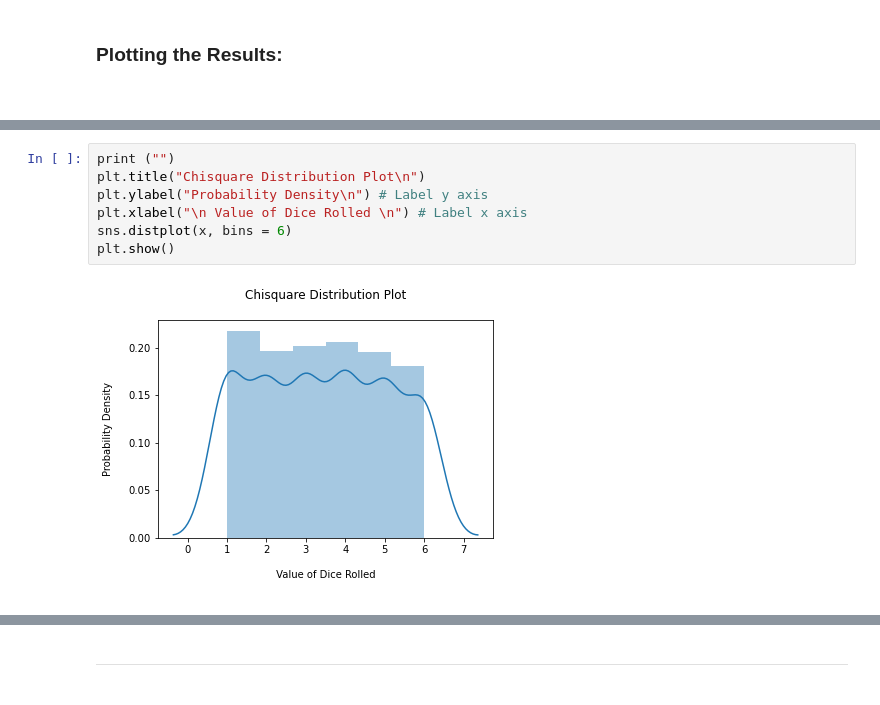
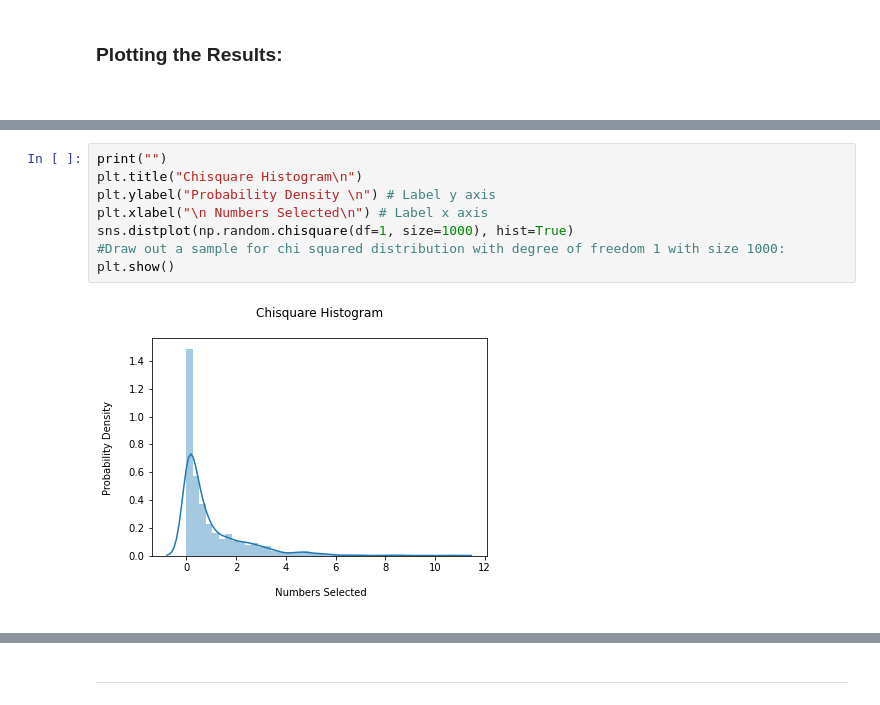
Before and after one commit to Fiona-600/Programming-for-Data-Analytics-2020-Assignment, a Jupyter notebook: Assignment-2020.ipynb, the cells around one changed output, grey strips where cells are left out. Cells and saved outputs as stored; diff of their text form.

```diff
--- a/Assignment-2020.ipynb
+++ b/Assignment-2020.ipynb
@@ -433,9 +374,10 @@ Frequency of Single Dices Thrown:
 # %%
-print ("")
-plt.title("Chisquare Distribution Plot\n")
-plt.ylabel("Probability Density\n") # Label y axis
-plt.xlabel("\n Value of Dice Rolled \n") # Label x axis
-sns.distplot(x, bins = 6)
+print("")
+plt.title("Chisquare Histogram\n")
+plt.ylabel("Probability Density \n") # Label y axis
+plt.xlabel("\n Numbers Selected\n") # Label x axis
+sns.distplot(np.random.chisquare(df=1, size=1000), hist=True)
+#Draw out a sample for chi squared distribution with degree of freedom 1 with size 1000:
 plt.show()
 # %% [output]
-[figure, old version]
+[figure, new version]
```
Also changed, not shown: parts of 32 cells of this notebook.
